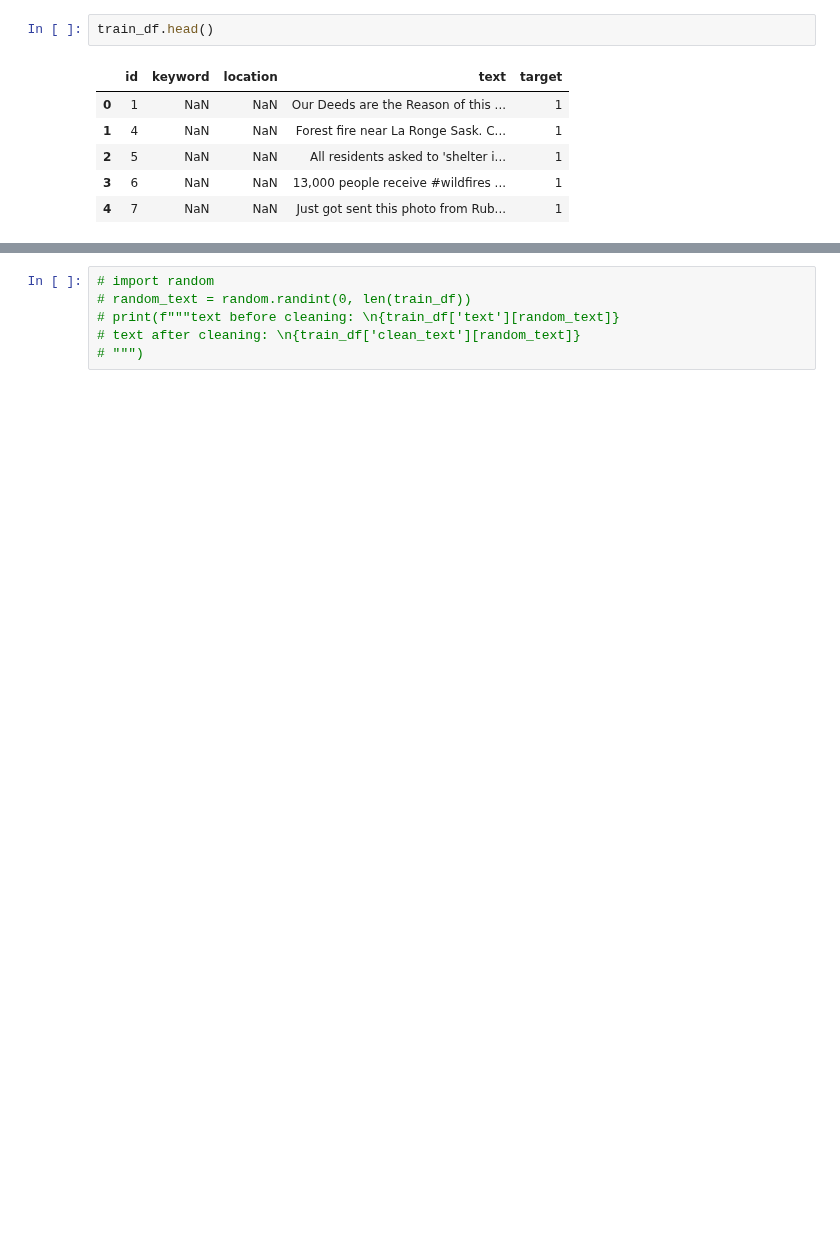
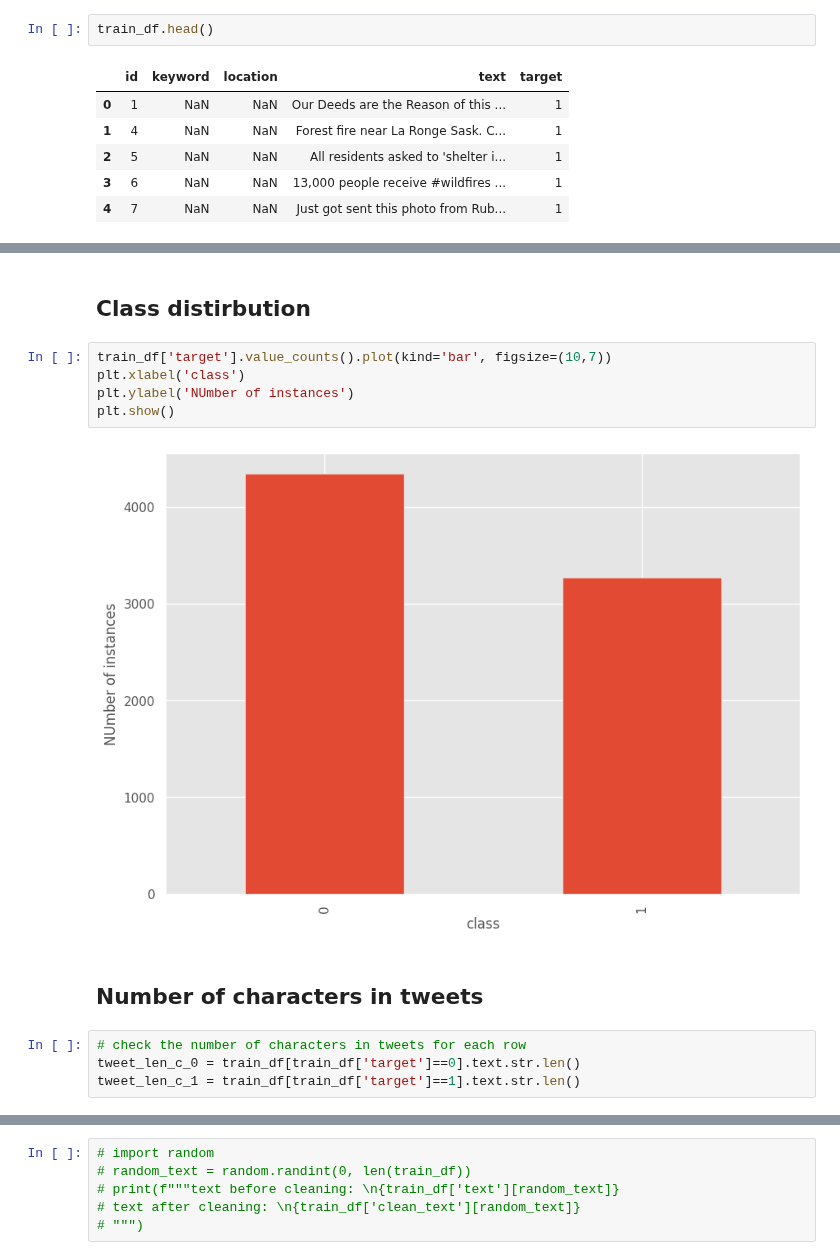
Before and after one commit to 0xpix/Kaggle-competitions, a Jupyter notebook: nlp_with_disaster_tweets.ipynb, the cells around one changed output, grey strips where cells are left out. Drawn from its saved outputs; the diff is of its cells as text; blank space fills up the shorter version.

```diff
--- a/nlp_with_disaster_tweets.ipynb
+++ b/nlp_with_disaster_tweets.ipynb
@@ -80,0 +128,15 @@ train_df['text'].isna().value_counts(), test_df['text'].isna().value_counts()
+# %% [markdown]
+## Class distirbution
+# %%
+train_df['target'].value_counts().plot(kind='bar', figsize=(10,7))
+plt.xlabel('class')
+plt.ylabel('NUmber of instances')
+plt.show()
+# %% [output]
+[figure, added]
+# %% [markdown]
+## Number of characters in tweets
+# %%
+# check the number of characters in tweets for each row
+tweet_len_c_0 = train_df[train_df['target']==0].text.str.len()
+tweet_len_c_1 = train_df[train_df['target']==1].text.str.len()
```
Also changed, not shown: parts of 107 cells of this notebook.
